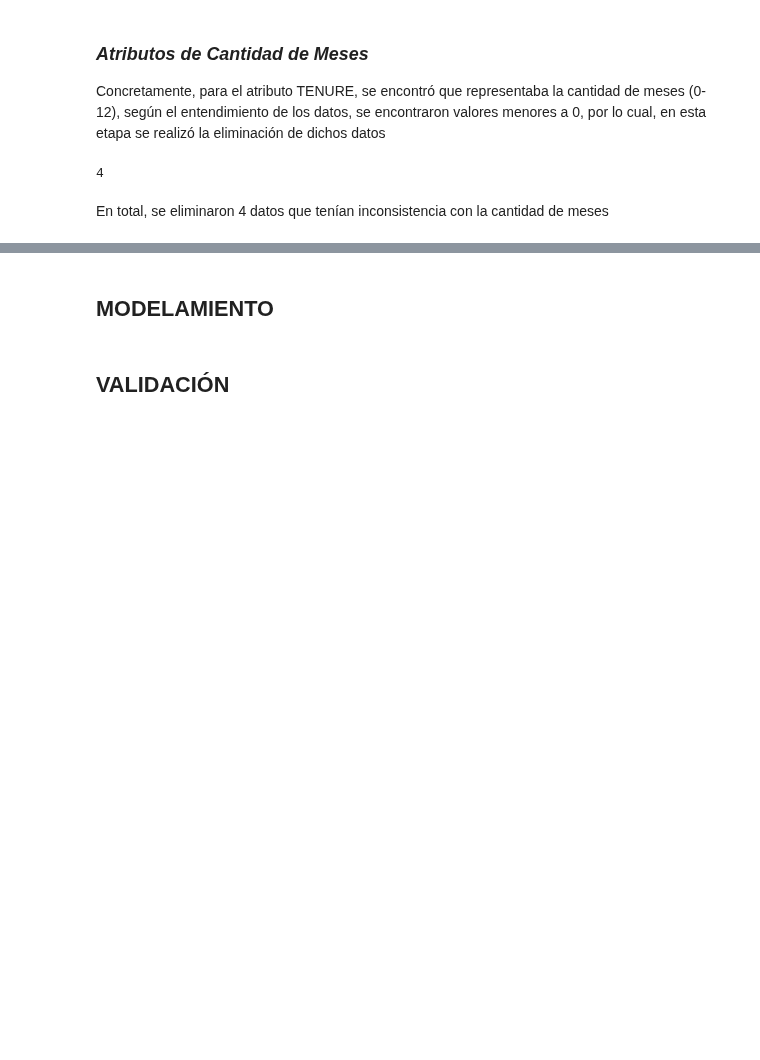
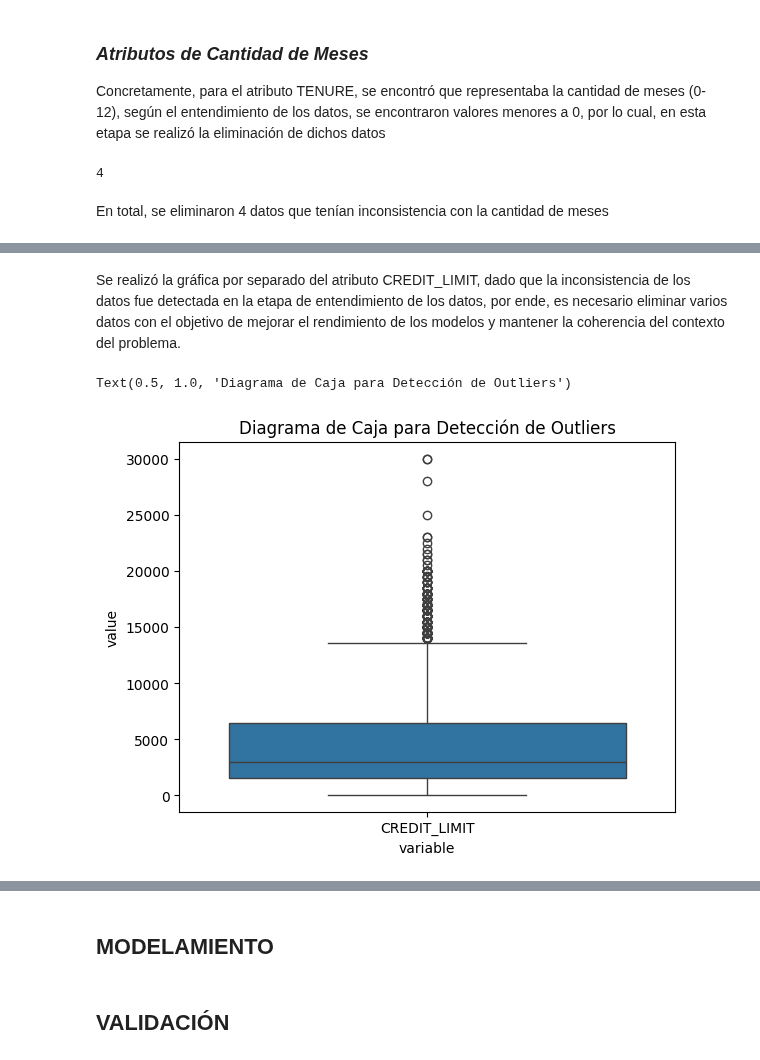
Before and after one commit to Feru34/Trabajos-BI, a Jupyter notebook: LAB1_BI.ipynb, the cells around one changed output, grey strips where cells are left out. Saved outputs shown, nothing was run; the diff lists cells and outputs as text; code cells hidden in the pictures; blank space fills up the shorter version.

```diff
--- a/LAB1_BI.ipynb
+++ b/LAB1_BI.ipynb
@@ -65,7 +68,7 @@ import pandas as pd
 #Luis
 #df = pd.read_csv('/202410_Laboratorio 1 - Agrupación_Customer_Data.csv',sep=',')
 #Santiago
-df = pd.read_csv('/content/sample_data/202410_Laboratorio 1 - Agrupación_Customer_Data.csv',sep=',')
+df = pd.read_csv('202410_Laboratorio 1 - Agrupación_Customer_Data.csv',sep=',')
 # %% [markdown]
 A continuación se muestran los diferentes tipos de datos que hay en la tabla, los valores no nulos que tienen y a que columnas corresponden.
 # %%
@@ -213,0 +228,3 @@ En total, se eliminaron 4 datos que tenían inconsistencia con la cantidad de me
+# %%
+#Comando para Eliminar los Ids Duplicados
+df_clean_id = df_tenure.drop_duplicates(subset='CUST_ID',keep='first')
@@ -213,0 +242,18 @@ En total, se eliminaron 4 datos que tenían inconsistencia con la cantidad de me
+# %%
+credit_limit_g = df_clean_id[['CREDIT_LIMIT']].melt()
+purchases_g = df_clean_id[['PURCHASES']].melt()
+purchases_trx_g = df_clean_id[['PURCHASES_TRX']].melt()
+oneoff_purchases_g = df_clean_id[['ONEOFF_PURCHASES']].melt()
+installment_purchases_g = df_clean_id[['INSTALLMENTS_PURCHASES']].melt()
+cash_advance_g = df_clean_id[['CASH_ADVANCE']].melt()
+cash_advance_trx_g = df_clean_id[['CASH_ADVANCE_TRX']].melt()
+payments_g = df_clean_id[['PAYMENTS']].melt()
+minimum_payments_g = df_clean_id[['MINIMUM_PAYMENTS']].melt()
+# %% [markdown]
+Se realizó la gráfica por separado del atributo CREDIT_LIMIT, dado que la inconsistencia de los datos fue detectada en la etapa de entendimiento de los datos, por ende, es necesario eliminar varios datos con el objetivo de mejorar el rendimiento de los modelos y mantener la coherencia del contexto del problema.
+# %%
+sns.boxplot(x="variable",y="value",data=credit_limit_g)
+plt.title("Diagrama de Caja para Detección de Outliers")
+# %% [output]
+Text(0.5, 1.0, 'Diagrama de Caja para Detección de Outliers')
+[figure, added]
```
Also changed, not shown: parts of 22 cells of this notebook.
